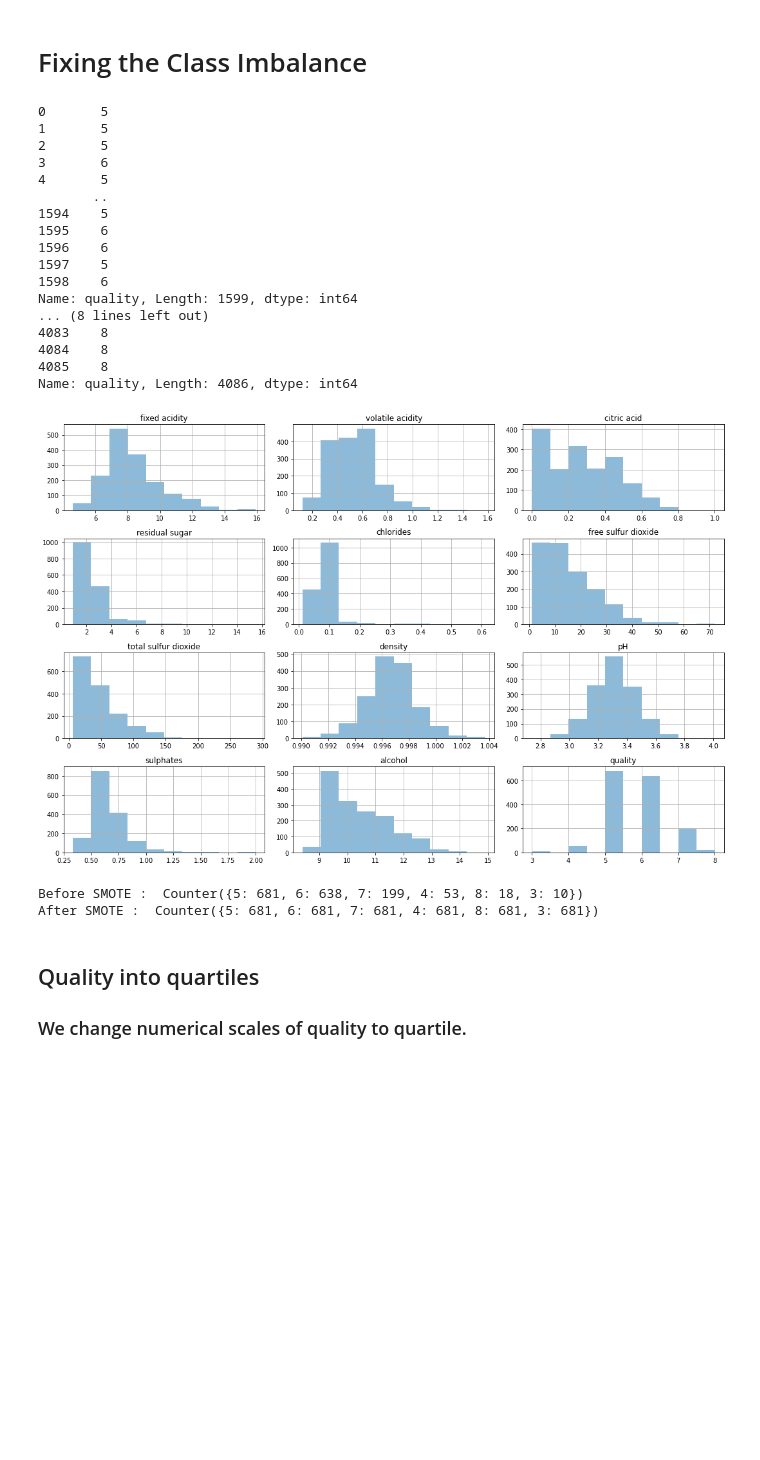
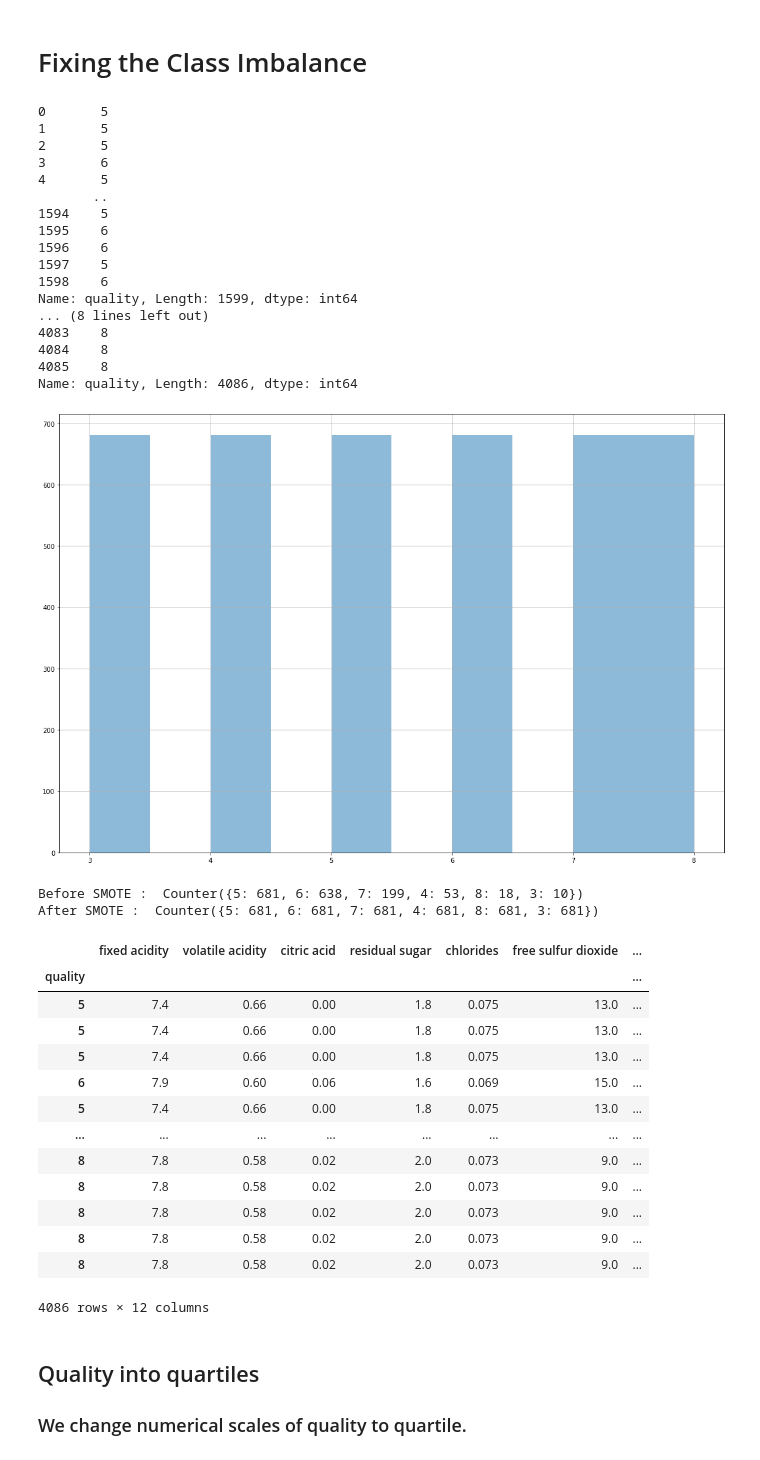
Before and after one commit to bendjko/ESE-417-Final-Project, a Jupyter notebook: FinalProject_Seif_Version.ipynb, the cells around one changed output. Saved outputs shown, nothing was run; the diff lists cells and outputs as text; code cells hidden in the pictures; blank space fills up the shorter version.

```diff
--- a/FinalProject_Seif_Version.ipynb
+++ b/FinalProject_Seif_Version.ipynb
@@ -100,45 +122,51 @@ X = SMOTE_data.loc[:, 'fixed acidity':'alcohol']
 Y = SMOTE_data['quality']
 tr_X, te_X, tr_Y, te_Y = train_test_split(X, Y, test_size=0.25,random_state=7)
 
 X_train_smote, y_train_smote = Smote.fit_resample(X.astype('float'),Y)
-#print(X_train_smote)
-
-SMOTE_data.loc[:, 'fixed acidity':'alcohol'] = X_train_smote
-#print(SMOTE_data.loc[:, 'fixed acidity':'alcohol'])
-
-SMOTE_data['quality'] = y_train_smote
-print(SMOTE_data['quality'])
-print(y_train_smote)
 
 #Plotting histogram of each variable
-SMOTE_data.hist(alpha=0.5, figsize=(15, 10))
+y_train_smote.hist(alpha=0.5, figsize=(15, 10))
 plt.tight_layout()
 plt.show()
 
 from collections import Counter
 print("Before SMOTE : ", Counter(Y))
 print("After SMOTE : ", Counter(y_train_smote))
 # %% [output]
 0       5
 1       5
 2       5
 3       6
 4       5
        ..
 1594    5
 1595    6
 1596    6
 1597    5
 1598    6
 Name: quality, Length: 1599, dtype: int64
 ... (8 lines left out)
 4083    8
 4084    8
 4085    8
 Name: quality, Length: 4086, dtype: int64
-[figure, old version]
+[figure, new version]
 Before SMOTE :  Counter({5: 681, 6: 638, 7: 199, 4: 53, 8: 18, 3: 10})
 After SMOTE :  Counter({5: 681, 6: 681, 7: 681, 4: 681, 8: 681, 3: 681})
+|  | fixed acidity | volatile acidity | citric acid | residual sugar | chlorides | free sulfur dioxide | ... |
+| quality |  |  |  |  |  |  | ... |
+| 5 | 7.4 | 0.66 | 0.00 | 1.8 | 0.075 | 13.0 | ... |
+| 5 | 7.4 | 0.66 | 0.00 | 1.8 | 0.075 | 13.0 | ... |
+| 5 | 7.4 | 0.66 | 0.00 | 1.8 | 0.075 | 13.0 | ... |
+| 6 | 7.9 | 0.60 | 0.06 | 1.6 | 0.069 | 15.0 | ... |
+| 5 | 7.4 | 0.66 | 0.00 | 1.8 | 0.075 | 13.0 | ... |
+| ... | ... | ... | ... | ... | ... | ... | ... |
+| 8 | 7.8 | 0.58 | 0.02 | 2.0 | 0.073 | 9.0 | ... |
+| 8 | 7.8 | 0.58 | 0.02 | 2.0 | 0.073 | 9.0 | ... |
+| 8 | 7.8 | 0.58 | 0.02 | 2.0 | 0.073 | 9.0 | ... |
+| 8 | 7.8 | 0.58 | 0.02 | 2.0 | 0.073 | 9.0 | ... |
+| 8 | 7.8 | 0.58 | 0.02 | 2.0 | 0.073 | 9.0 | ... |
+4086 rows × 12 columns
 # %% [markdown]
 ## Quality into quartiles
 ### We change numerical scales of quality to quartile.
```
Also changed, not shown: parts of 3 cells of this notebook.
